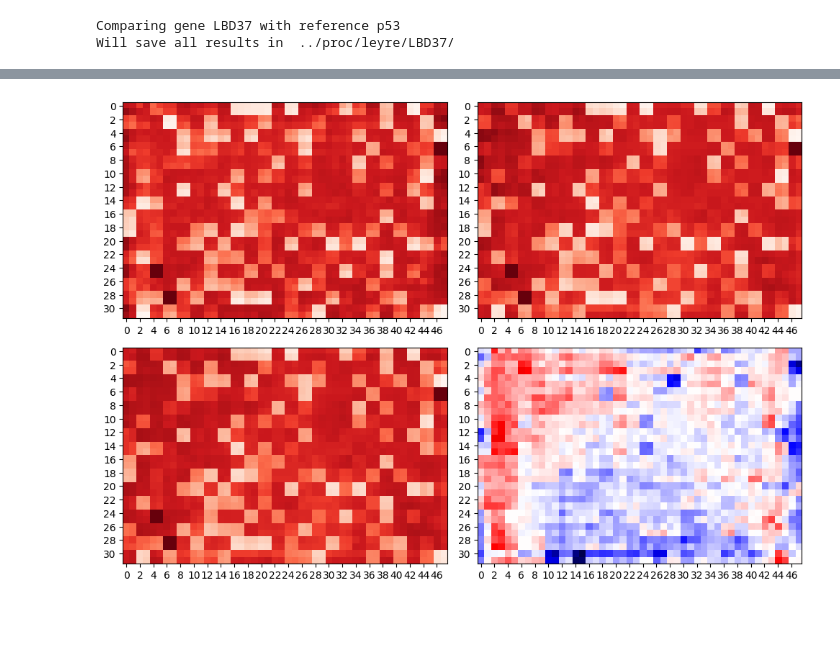
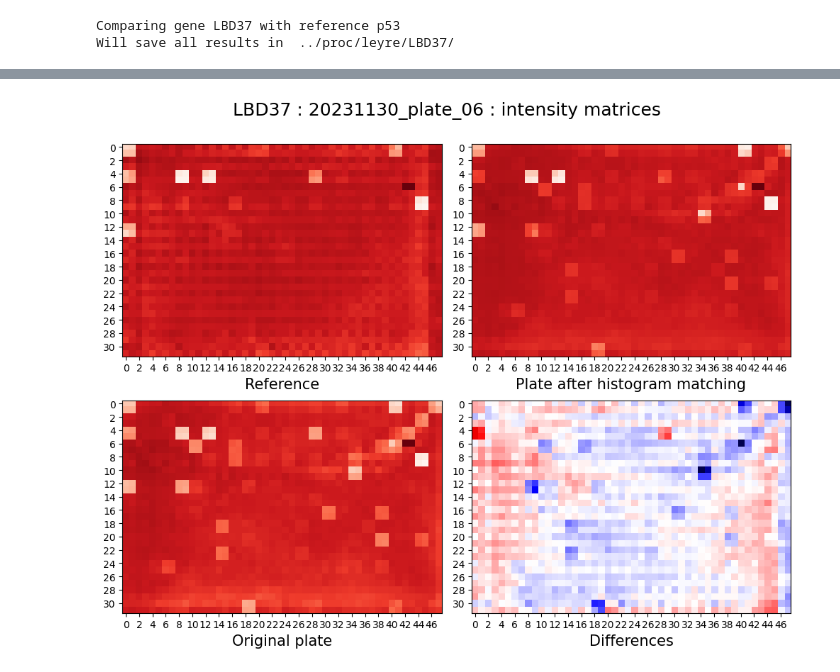
Before and after one commit to ejamezquita/yeast2hybrid, a Jupyter notebook: jupyter/03_compare_color_matrices.ipynb, the cells around one changed output, grey strips where cells are left out. Drawn from its saved outputs; the diff is of its cells as text; code cells hidden in the pictures; blank space fills up the shorter version.

```diff
--- a/jupyter/03_compare_color_matrices.ipynb
+++ b/jupyter/03_compare_color_matrices.ipynb
@@ -16,10 +25,13 @@ import utils
 # %%
+fs = 15
+
 data = pd.read_csv('..' + os.sep + 'library_eY2H.csv')
 
 src = '..' + os.sep + 'proc' + os.sep
 lsrc = src + 'leyre' + os.sep
 msrc = src + 'mather' + os.sep
 dst = '..' + os.sep + 'proc' + os.sep
+diagdst = '..' + os.sep + 'diagnostic' + os.sep
 
 lgenes = os.listdir(lsrc)
 mgenes = os.listdir(msrc)
@@ -39,5 +59,5 @@ Will save all results in  ../proc/leyre/LBD37/
 # %%
-platenum = 5
+platenum = 6
 
 ref_file = glob(msrc + mgenes[mgidx] + os.sep + '*_{:02d}_colormatrix.csv'.format(platenum) )[0]
 plate_file = glob(lsrc + lgenes[lgidx] + os.sep + '*_{:02d}_colormatrix.csv'.format(platenum) )[0]
@@ -70,20 +90,23 @@ rcumsum = np.cumsum(rhist)/reference.size
 pcumsum = np.cumsum(phist)/imgsize
 mcumsum = np.cumsum(mhist)/imgsize
 # %%
-fig, ax = plt.subplots(1,2, figsize=(10,3), sharex=False, sharey=False)
+fig, ax = plt.subplots(1,2, figsize=(10,4), sharex=False, sharey=False)
 ax = np.atleast_1d(ax).ravel(); i = 0
 
 ax[i].plot(bins[:-1], rhist, c='blue', ds='steps', label='reference')
 ax[i].plot(bins[:-1], phist, c='red', ds='steps', label='plate')
 ax[i].plot(bins[:-1], mhist, c='gray', ds='steps', alpha=0.5, label='matched')
+ax[i].set_title('Intensity distribution', fontsize=fs)
 
 i+=1
 ax[i].plot(bins[:-1], rcumsum, c='blue', ds='steps', label='reference')
 ax[i].plot(bins[:-1], pcumsum, c='red', ds='steps', label='plate')
 ax[i].plot(bins[:-1], mcumsum, c='k', ds='steps', label='matched')
+ax[i].set_title('Cumulative sum of intensities', fontsize=fs)
 
 for i in range(len(ax)):
     ax[i].legend();
 
+fig.suptitle(lgenes[lgidx] + ' : ' + bname + ' : intensity matrices', fontsize=fs+3)
 fig.tight_layout()
 # %% [output]
@@ -91,17 +114,22 @@ fig.tight_layout()
 # %%
-fig, ax = plt.subplots(2,2, figsize=(10,7), sharex=False, sharey=False)
+fig, ax = plt.subplots(2,2, figsize=(10,8), sharex=False, sharey=False)
 ax = np.atleast_1d(ax).ravel(); i = 0
 
 ax[0].imshow(reference, cmap='Reds_r')
+ax[0].set_xlabel('Reference', fontsize=fs)
 ax[1].imshow(matched, cmap='Reds_r')
+ax[1].set_xlabel('Plate after histogram matching', fontsize=fs)
 ax[2].imshow(plate, cmap='Reds_r')
+ax[2].set_xlabel('Original plate', fontsize=fs)
 ax[3].imshow(diff, cmap='seismic', vmin=-vlim, vmax=vlim)
+ax[3].set_xlabel('Differences', fontsize=fs)
 
 for i in range(len(ax)):
     ax[i].set_xticks(range(0,ncols,2), range(0,ncols,2))
     ax[i].set_yticks(range(0,nrows,2), range(0,nrows,2));
     ax[i].set_aspect('equal')
 
+fig.suptitle(lgenes[lgidx] + ' : ' + bname + ' : intensity matrices', fontsize=fs+3)
 fig.tight_layout()
 # %% [output]
-[figure, old version]
+[figure, new version]
```
Also changed, not shown: parts of 25 cells of this notebook, 18 other files.
